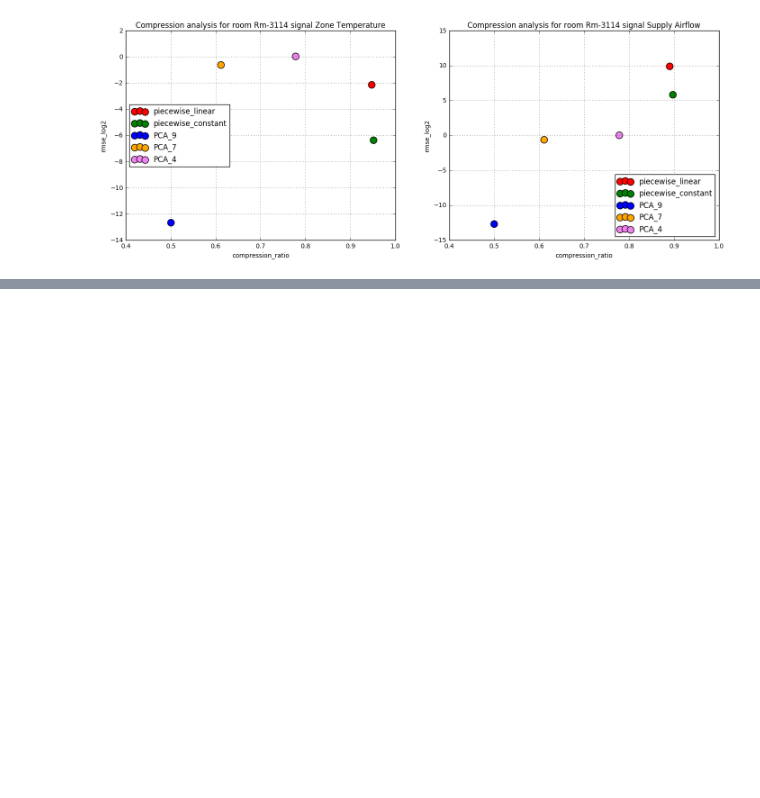
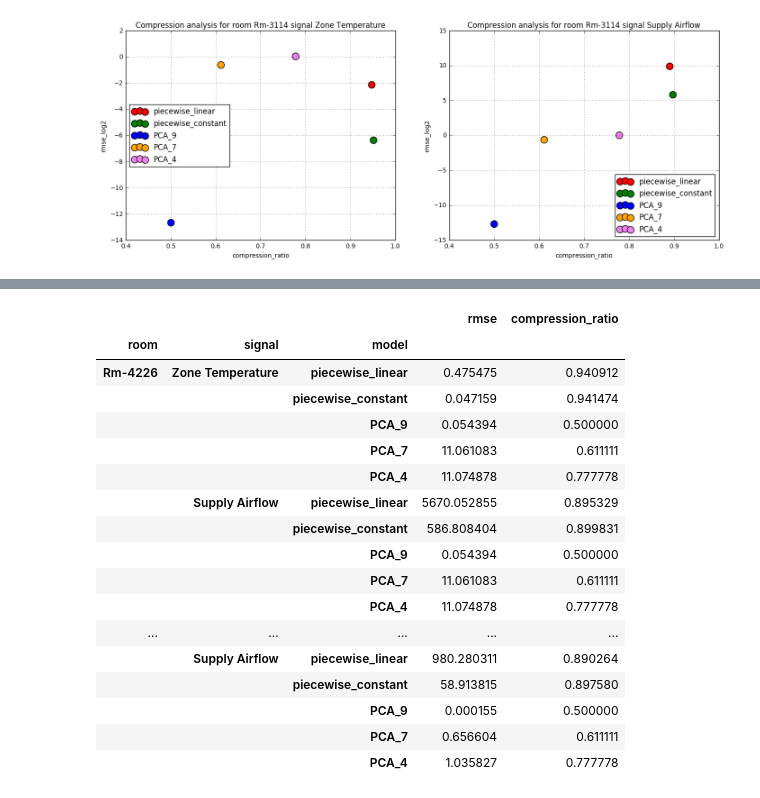
Before and after one commit to mas-dse-mkjaiswa/Capstone, a Jupyter notebook: sensor_data_compression.ipynb, the cells around one changed output, grey strips where cells are left out. Cells and saved outputs as stored; diff of their text form; code cells hidden in the pictures; blank space fills up the shorter version.

```diff
--- a/sensor_data_compression.ipynb
+++ b/sensor_data_compression.ipynb
@@ -274,0 +227,21 @@ df_result
+# %%
+df_result[['room', 'model', 'rmse', 'compression_ratio', 'signal']].set_index(['room', 'signal', 'model'])
+# %% [output]
+|  |  |  | rmse | compression_ratio |
+| room | signal | model |  |  |
+| Rm-4226 | Zone Temperature | piecewise_linear | 0.475475 | 0.940912 |
+|  |  | piecewise_constant | 0.047159 | 0.941474 |
+|  |  | PCA_9 | 0.054394 | 0.500000 |
+|  |  | PCA_7 | 11.061083 | 0.611111 |
+|  |  | PCA_4 | 11.074878 | 0.777778 |
+|  | Supply Airflow | piecewise_linear | 5670.052855 | 0.895329 |
+|  |  | piecewise_constant | 586.808404 | 0.899831 |
+|  |  | PCA_9 | 0.054394 | 0.500000 |
+|  |  | PCA_7 | 11.061083 | 0.611111 |
+|  |  | PCA_4 | 11.074878 | 0.777778 |
+| ... | ... | ... | ... | ... |
+|  | Supply Airflow | piecewise_linear | 980.280311 | 0.890264 |
+|  |  | piecewise_constant | 58.913815 | 0.897580 |
+|  |  | PCA_9 | 0.000155 | 0.500000 |
+|  |  | PCA_7 | 0.656604 | 0.611111 |
+|  |  | PCA_4 | 1.035827 | 0.777778 |
```
Also changed, not shown: parts of 6 cells of this notebook, 3 other files.
